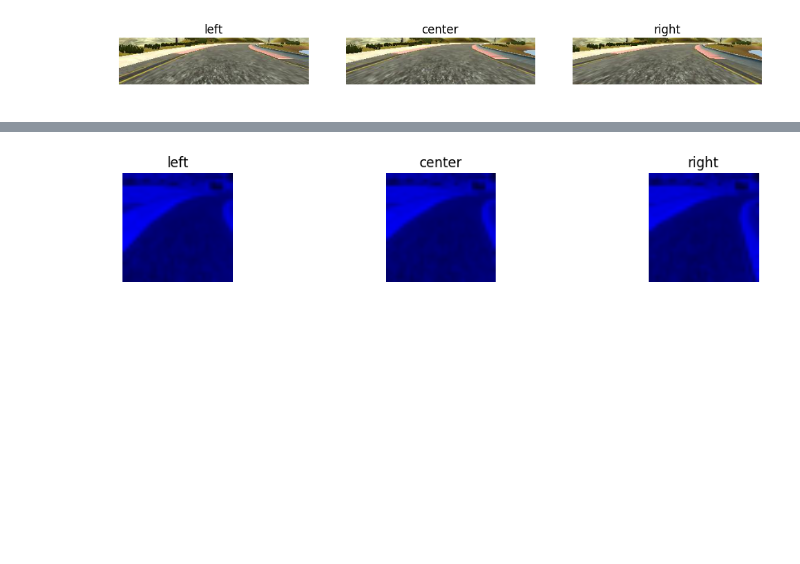
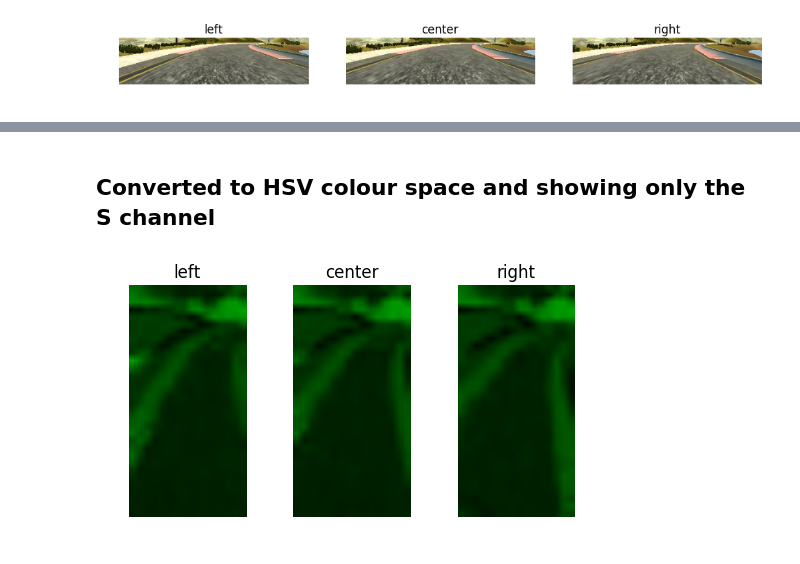
Before and after one commit to js1972/CarND-Behavioral-Cloning, a Jupyter notebook: data_processing.ipynb, the cells around one changed output, grey strips where cells are left out. Cells and saved outputs as stored; diff of their text form; code cells hidden in the pictures; blank space fills up the shorter version.

```diff
--- a/data_processing.ipynb
+++ b/data_processing.ipynb
@@ -45,7 +47,7 @@ i = 0
 for camera in ["left", "center", "right"]:
     image = load_img("data/"+data_frame.iloc[1090][camera].strip())
     image = img_to_array(image).astype(np.uint8)
-    plt.subplot(3, 3, i+1)
+    plt.subplot(1, 3, i+1)
     plt.imshow(image)
     plt.axis('off')
     plt.title(camera)
@@ -55,11 +59,13 @@ for camera in ["left", "center", "right"]:
 # %%
 # With cropping
+plt.rcParams['figure.figsize'] = (12, 6)
+
 i = 0
 for camera in ["left", "center", "right"]:
     image = load_img("data/"+data_frame.iloc[1090][camera].strip())
     image = img_to_array(image).astype(np.uint8)
     image = image[55:135, :, :]
-    plt.subplot(3, 3, i+1)
+    plt.subplot(1, 3, i+1)
     plt.imshow(image)
     plt.axis('off')
     plt.title(camera)
@@ -69,12 +77,15 @@ for camera in ["left", "center", "right"]:
 # %%
 # With cropping then resizing
+#plt.figure()
+plt.rcParams['figure.figsize'] = (6, 3)
+
 i = 0
 for camera in ["left", "center", "right"]:
     image = load_img("data/"+data_frame.iloc[7100][camera].strip())
     image = img_to_array(image).astype(np.uint8)
     image = image[55:135, :, :]
-    image = imresize(image, (32, 32, 3))
-    plt.subplot(3, 3, i+1)
+    image = imresize(image, (32, 16, 3))
+    plt.subplot(1, 3, i+1)
     plt.imshow(image)
     plt.axis('off')
     plt.title(camera)
@@ -84,18 +95,20 @@ for camera in ["left", "center", "right"]:
+# %% [markdown]
+## Converted to HSV colour space and showing only the S channel
 # %%
 # With cropping then resizing then HSV
 i = 0
 for camera in ["left", "center", "right"]:
     image = load_img("data/"+data_frame.iloc[7100][camera].strip())
     image = img_to_array(image).astype(np.uint8)
     image = image[55:135, :, :]
-    image = imresize(image, (32, 32, 3))
+    image = imresize(image, (32, 16, 3))
     hsv = cv2.cvtColor(image.astype("uint8"), cv2.COLOR_RGB2HSV)
     hsv[:, :, 0] = hsv[:, :, 0] * 0
-    hsv[:, :, 1] = hsv[:, :, 1] * 0
-    plt.subplot(3, 3, i+1)
+    hsv[:, :, 2] = hsv[:, :, 2] * 0
+    plt.subplot(1, 3, i+1)
     plt.imshow(hsv)
     plt.axis('off')
     plt.title(camera)
     i += 1
 # %% [output]
-[figure, old version]
+[figure, new version]
```
Also changed, not shown: parts of 18 cells of this notebook, 13 other files.
